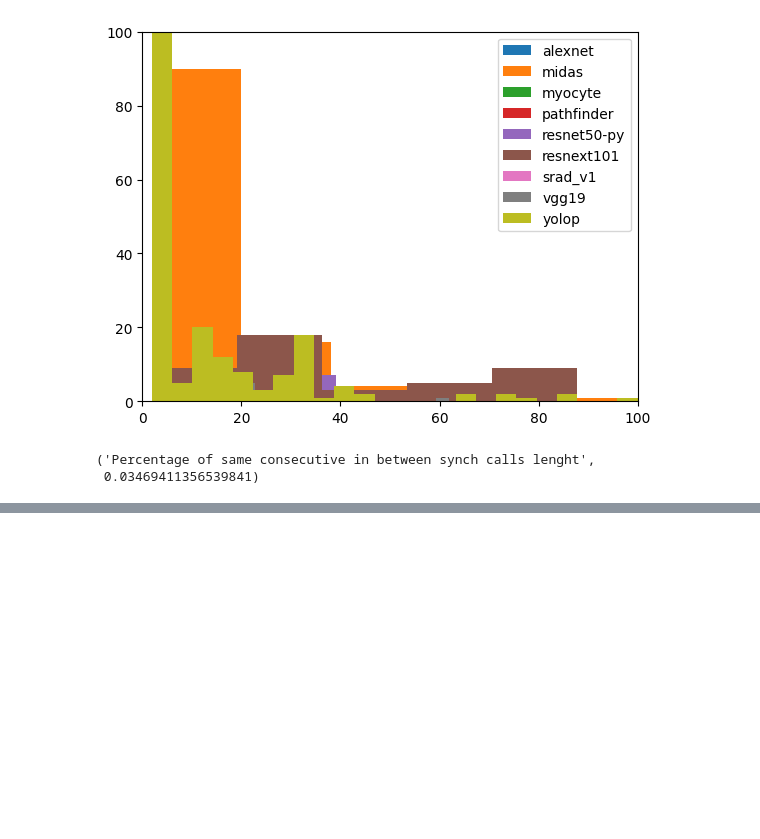
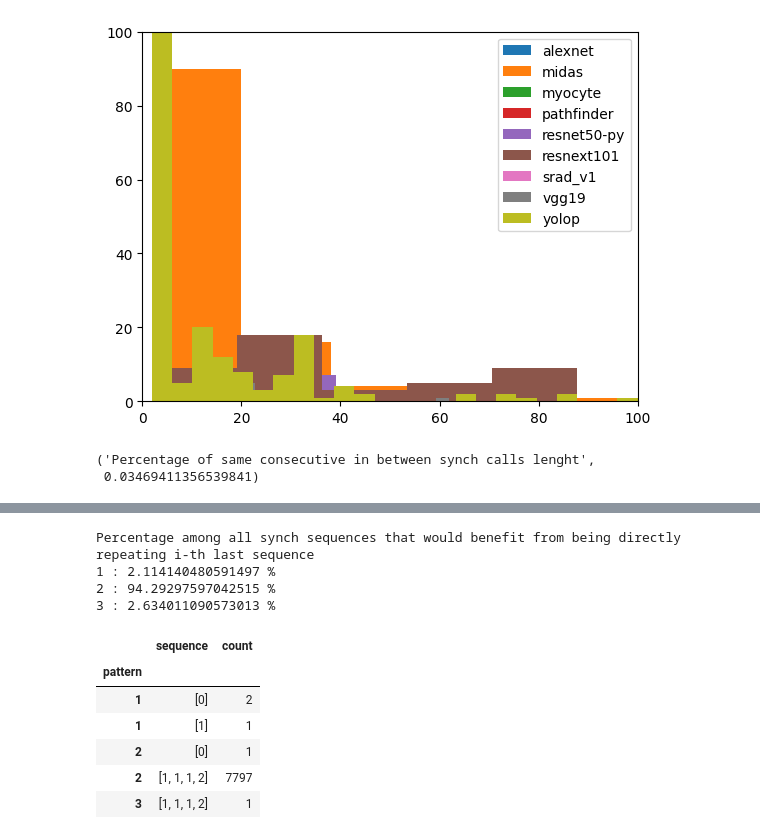
Before and after one commit to spcl/gpuless-thesis, a Jupyter notebook: optimistic-execution-analysis/analysis.ipynb, the cells around one changed output, grey strips where cells are left out. Cells and saved outputs as stored; diff of their text form; code cells hidden in the pictures; blank space fills up the shorter version.

```diff
--- a/optimistic-execution-analysis/analysis.ipynb
+++ b/optimistic-execution-analysis/analysis.ipynb
@@ -145,0 +163,23 @@ dist = dist[dist > 0]
+# %%
+# Look if they are repetitive patterns with the synch calls as a starting point
+unique_operations = df["op"].unique()
+op_to_id_map = {op: value for value, op in zip(range(len(unique_operations)), unique_operations)}
+df = df.assign(op_id=lambda x: x["op"].map(op_to_id_map))
+
+# Insert nan for sequence
+df["sequence"] = np.nan
+
+for benchmark in df.index.levels[0]:
+    print(benchmark)
+    benchmark_df = df.loc[benchmark]
+    pattern_data = {'call_id': [], 'sequence': []}
+    sequence = []
+    for idx, row in benchmark_df.iterrows():
+        if row["op"] == "Synchronization":
+            pattern_data['call_id'].append(idx)
+            pattern_data['sequence'].append(sequence)
+            sequence = []
+        else:
+            sequence.append(row["op_id"])
+
+    df.loc[(benchmark, pattern_data['call_id']), 'sequence'] = pattern_data['sequence']
@@ -145,0 +202,5 @@ dist = dist[dist > 0]
+# %%
+# count the amount of similar sequences in each benchmark
+for benchmark in df.index.levels[0]:
+    print(benchmark)
+    print(df.loc[benchmark, 'sequence'].value_counts())
@@ -145,0 +227,6 @@ dist = dist[dist > 0]
+# %%
+df_sequence = df.dropna(subset=['sequence'])
+# One has to reset the index to remove benchmarks with no sequences
+df_sequence.reset_index(inplace=True)
+df_sequence.set_index(['benchmark', 'call_id'], inplace=True)
+df_sequence.index.levels[0].unique()
@@ -145,0 +298,20 @@ dist = dist[dist > 0]
+# %%
+# Percentage among all synch calls that would benefit from being optimistically executed
+print("Percentage among all synch sequences that would benefit from being directly repeating i-th last sequence")
+for i in range(1,4):
+    print(i, ":", optimistic_df.xs(i, level=1)['count'].sum() / df.loc[df["op"] == "Synchronization"].shape[0]*100, "%")
+# %% [output]
+Percentage among all synch sequences that would benefit from being directly repeating i-th last sequence
+1 : 2.114140480591497 %
+2 : 94.29297597042515 %
+3 : 2.634011090573013 %
+# %%
+optimistic_df.loc['myocyte']
+# %% [output]
+|  | sequence | count |
+| pattern |  |  |
+| 1 | [0] | 2 |
+| 1 | [1] | 1 |
+| 2 | [0] | 1 |
+| 2 | [1, 1, 1, 2] | 7797 |
+| 3 | [1, 1, 1, 2] | 1 |
```
Also changed, not shown: parts of 7 cells of this notebook.
